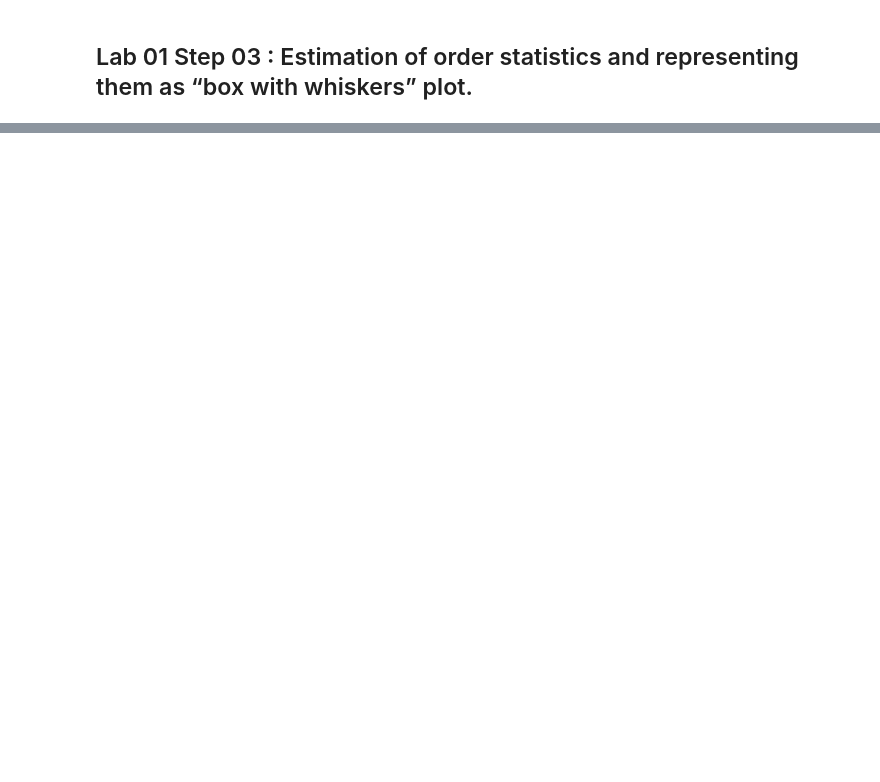
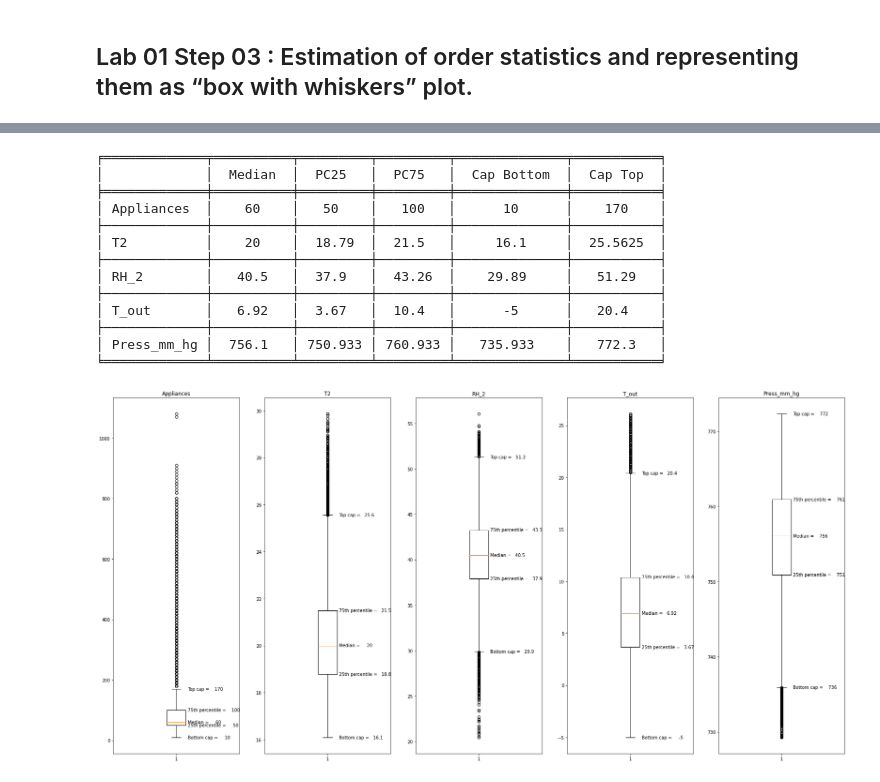
Before and after one commit to Nemat-Allah-Aloush/Multivariate_Data_Analysis, a Jupyter notebook: lab_01.ipynb, the cells around one changed output, grey strips where cells are left out. Drawn from its saved outputs; the diff is of its cells as text; code cells hidden in the pictures; blank space fills up the shorter version.

```diff
--- a/lab_01.ipynb
+++ b/lab_01.ipynb
@@ -127,0 +183,30 @@ plt.tight_layout()
+# %%
+#03.03 plotting box with whiskers for all variables column and printing order statistics
+fig, axs = plt.subplots(len(df_sample_colomn_energydata.columns)//5,5, figsize=(30,15))
+i=0
+parameters=[]
+for ax in axs.ravel():
+    col=df_sample_colomn_energydata[df_sample_colomn_energydata.columns[i]].to_numpy()
+    bp=ax.boxplot(col)
+    ax.set_title(df_sample_colomn_energydata.columns[i])
+    if (i<4):
+        i+=1
+    parameters.append(make_labels(ax, bp))
+#printing a table with order statistics.
+rowIDs=['Appliances','T2','RH_2','T_out','Press_mm_hg']
+print(tabulate(parameters, headers=['Median','PC25','PC75','Cap Bottom','Cap Top'],  tablefmt='fancy_grid',numalign ='center',showindex=rowIDs))
+# %% [output]
+╒═════════════╤══════════╤═════════╤═════════╤══════════════╤═══════════╕
+│             │  Median  │  PC25   │  PC75   │  Cap Bottom  │  Cap Top  │
+╞═════════════╪══════════╪═════════╪═════════╪══════════════╪═══════════╡
+│ Appliances  │    60    │   50    │   100   │      10      │    170    │
+├─────────────┼──────────┼─────────┼─────────┼──────────────┼───────────┤
+│ T2          │    20    │  18.79  │  21.5   │     16.1     │  25.5625  │
+├─────────────┼──────────┼─────────┼─────────┼──────────────┼───────────┤
+│ RH_2        │   40.5   │  37.9   │  43.26  │    29.89     │   51.29   │
+├─────────────┼──────────┼─────────┼─────────┼──────────────┼───────────┤
+│ T_out       │   6.92   │  3.67   │  10.4   │      -5      │   20.4    │
+├─────────────┼──────────┼─────────┼─────────┼──────────────┼───────────┤
+│ Press_mm_hg │  756.1   │ 750.933 │ 760.933 │   735.933    │   772.3   │
+╘═════════════╧══════════╧═════════╧═════════╧══════════════╧═══════════╛
+[figure, added]
```
Also changed, not shown: parts of 4 cells of this notebook.
